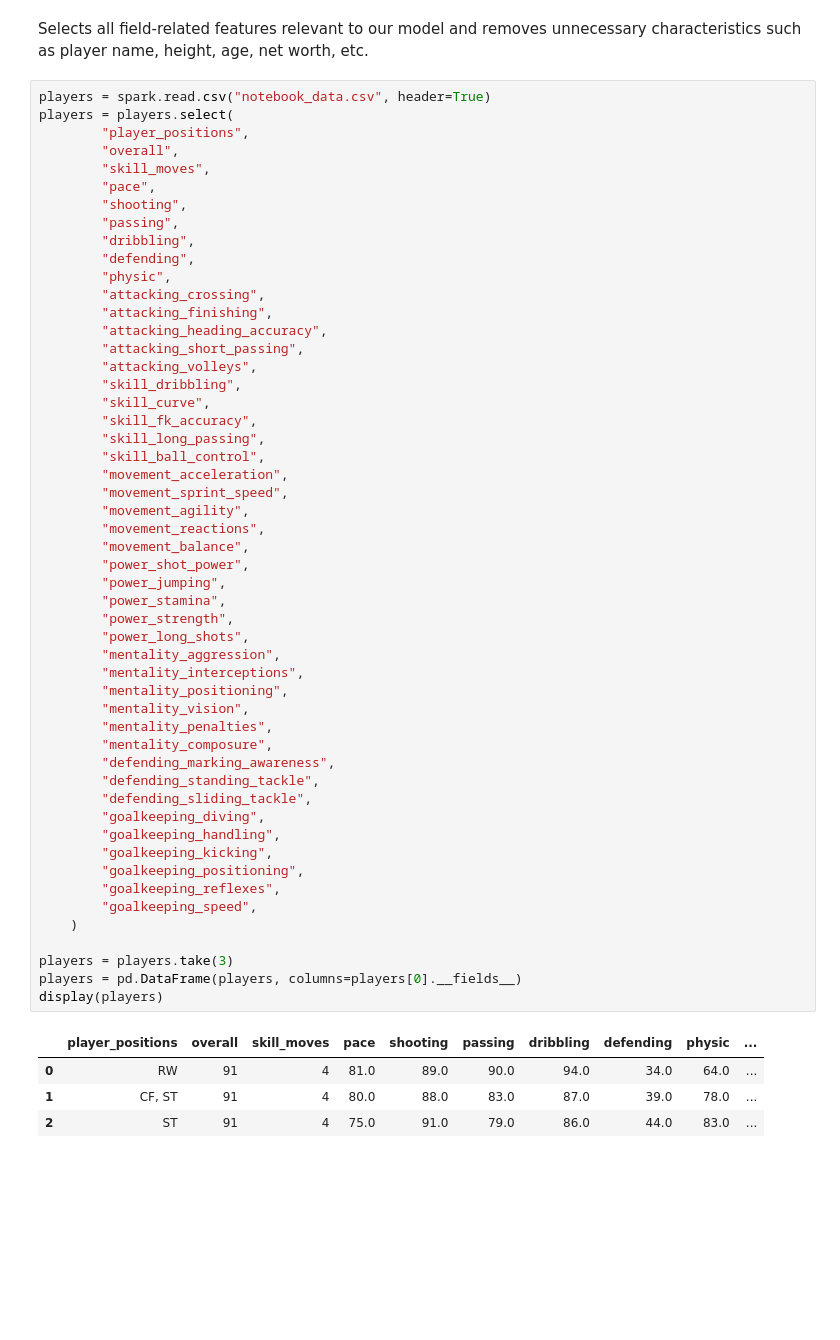
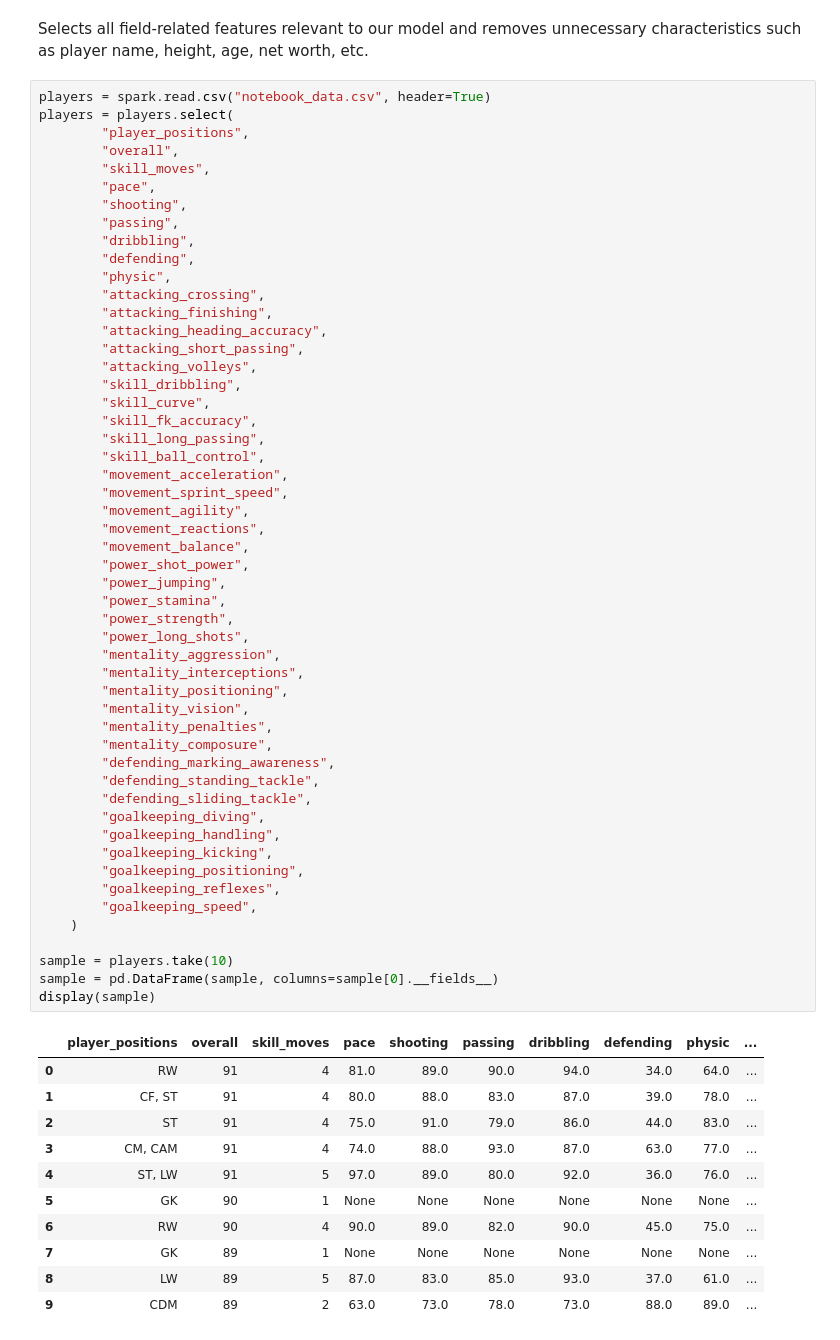
Before and after one commit to mohona6646/SOEN471_Project, a Jupyter notebook: model/data_processing.ipynb, the cells around one changed output. Saved outputs shown, nothing was run; the diff lists cells and outputs as text; blank space fills up the shorter version.

```diff
--- a/model/data_processing.ipynb
+++ b/model/data_processing.ipynb
@@ -69,33 +71,40 @@ players = players.select(
         "movement_agility",
         "movement_reactions",
         "movement_balance",
         "power_shot_power",
         "power_jumping",
         "power_stamina",
         "power_strength",
         "power_long_shots",
         "mentality_aggression",
         "mentality_interceptions",
         "mentality_positioning",
         "mentality_vision",
         "mentality_penalties",
         "mentality_composure",
         "defending_marking_awareness",
         "defending_standing_tackle",
         "defending_sliding_tackle",
         "goalkeeping_diving",
         "goalkeeping_handling",
         "goalkeeping_kicking",
         "goalkeeping_positioning",
         "goalkeeping_reflexes",
         "goalkeeping_speed",
     )
 
-players = players.take(3)
-players = pd.DataFrame(players, columns=players[0].__fields__)
-display(players)
+sample = players.take(10)
+sample = pd.DataFrame(sample, columns=sample[0].__fields__)
+display(sample)
 # %% [output]
 |  | player_positions | overall | skill_moves | pace | shooting | passing | dribbling | defending | physic | ... |
 | 0 | RW | 91 | 4 | 81.0 | 89.0 | 90.0 | 94.0 | 34.0 | 64.0 | ... |
 | 1 | CF, ST | 91 | 4 | 80.0 | 88.0 | 83.0 | 87.0 | 39.0 | 78.0 | ... |
 | 2 | ST | 91 | 4 | 75.0 | 91.0 | 79.0 | 86.0 | 44.0 | 83.0 | ... |
+| 3 | CM, CAM | 91 | 4 | 74.0 | 88.0 | 93.0 | 87.0 | 63.0 | 77.0 | ... |
+| 4 | ST, LW | 91 | 5 | 97.0 | 89.0 | 80.0 | 92.0 | 36.0 | 76.0 | ... |
+| 5 | GK | 90 | 1 | None | None | None | None | None | None | ... |
+| 6 | RW | 90 | 4 | 90.0 | 89.0 | 82.0 | 90.0 | 45.0 | 75.0 | ... |
+| 7 | GK | 89 | 1 | None | None | None | None | None | None | ... |
+| 8 | LW | 89 | 5 | 87.0 | 83.0 | 85.0 | 93.0 | 37.0 | 61.0 | ... |
+| 9 | CDM | 89 | 2 | 63.0 | 73.0 | 78.0 | 73.0 | 88.0 | 89.0 | ... |
```
Also changed, not shown: parts of 18 cells of this notebook, 1 other file.
